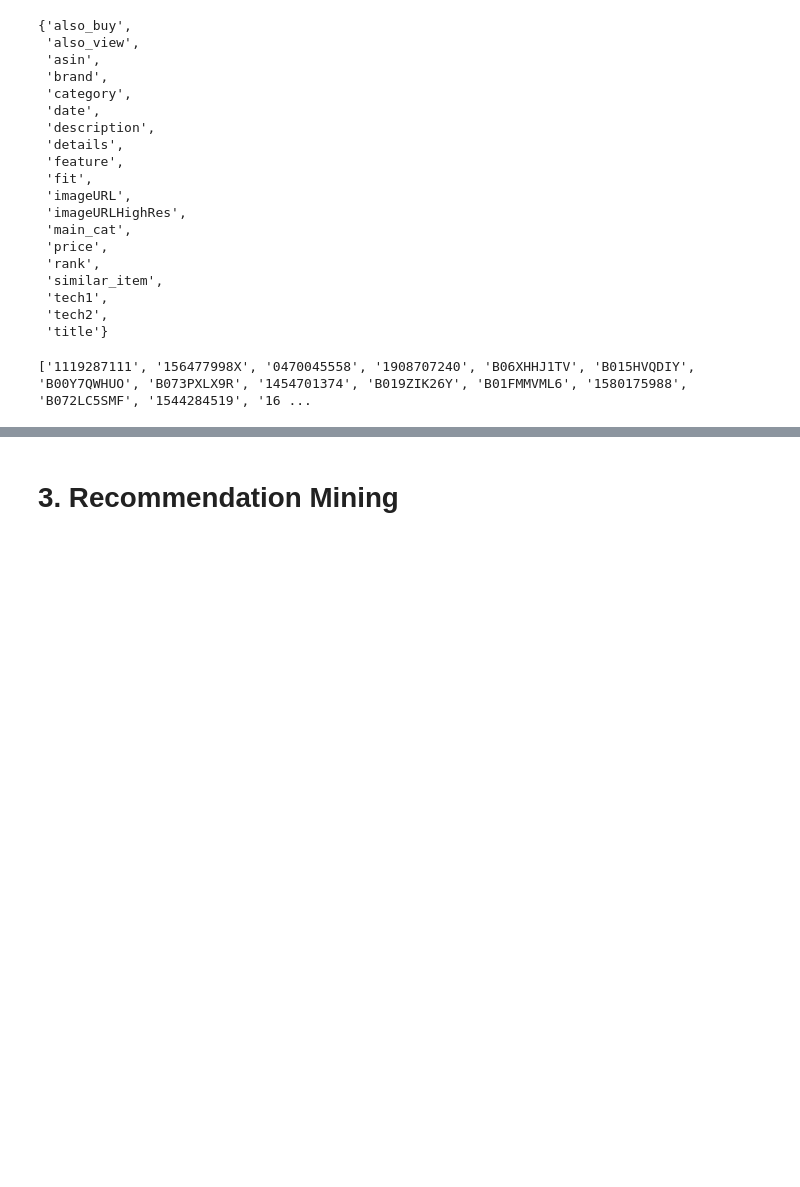
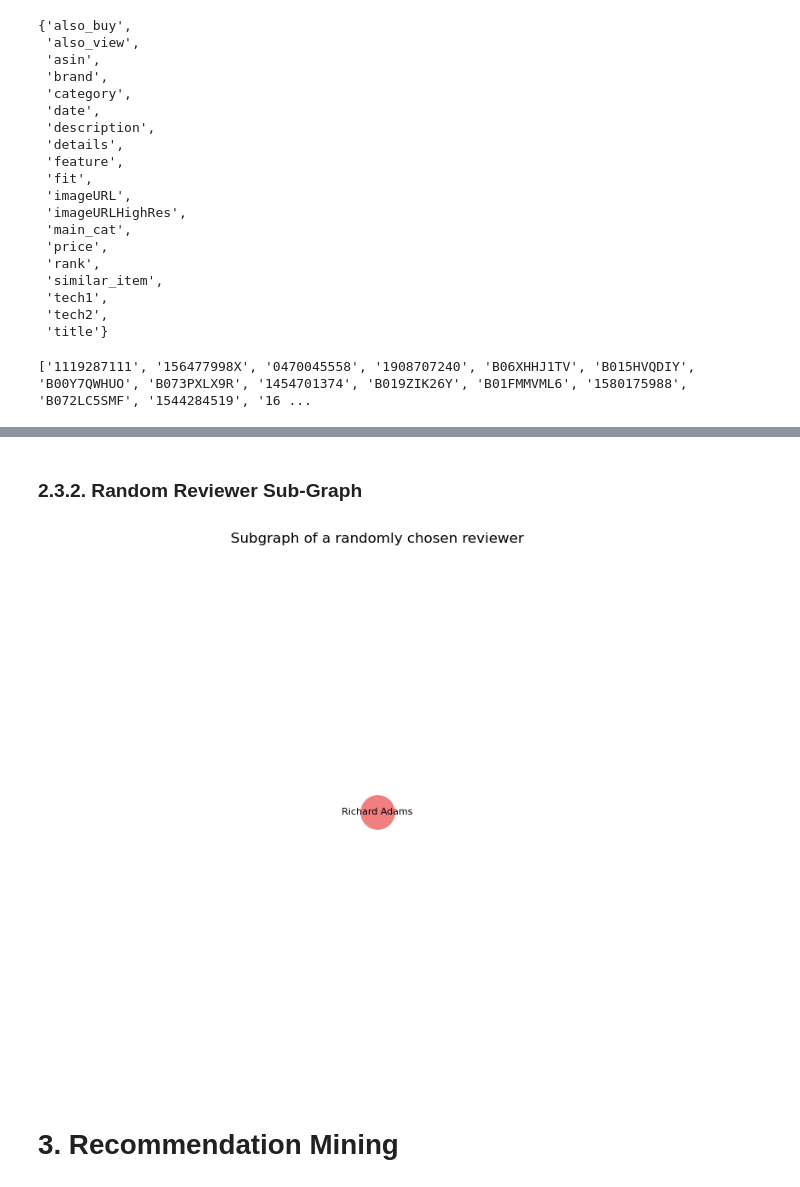
Before and after one commit to benedict-brunker/SINA-AT3_Group-33, a Jupyter notebook: notebooks/recommendations.ipynb, the cells around one changed output, grey strips where cells are left out. Cells and saved outputs as stored; diff of their text form; code cells hidden in the pictures; blank space fills up the shorter version.

```diff
--- a/notebooks/recommendations.ipynb
+++ b/notebooks/recommendations.ipynb
@@ -160,0 +224,7 @@ from collections import Counter
+# %%
+for review in parse(data_path):
+    if 'asin' in review:
+        if not review.get('asin').isnumeric():
+            print("Product IDs can contain letters:")
+            print(review.get('asin'))
+            break
@@ -603,8 +876,3 @@ meta_keys
 show_field('also_view')
 # %% [output]
 ['1119287111', '156477998X', '0470045558', '1908707240', 'B06XHHJ1TV', 'B015HVQDIY', 'B00Y7QWHUO', 'B073PXLX9R', '1454701374', 'B019ZIK26Y', 'B01FMMVML6', '1580175988', 'B072LC5SMF', '1544284519', '16 ...
-# %%
-for node, data in G.nodes(data=True):
-    if data['bipartite'] == 'product' and 'image' in data:
-        print(data['image'])
-        break
@@ -697,3 +1012,54 @@ os.listdir(graphs_dir)
+# %% [markdown]
+### 2.3.2. Random Reviewer Sub-Graph
+# %%
+import matplotlib.pyplot as plt
+import random
+
+user_nodes = [
+    n for n, d in G.nodes(data=True) if d.get('type') == 'user'
+]
+rand_user = random.choice(user_nodes)
+review_edges = [
+    (u, v) for u, v, d in G.out_edges(rand_user, data=True) if d.get('type') == 'reviewed'
+]
+reviewed_products = [v for u, v in review_edges]
+
+subG = nx.DiGraph()
+subG.add_node(rand_user, **G.nodes[rand_user])
+for v in reviewed_products:
+    subG.add_node(v, **G.nodes[v])
+subG.add_edges_from(review_edges)
+
+node_colors = []
+for node in subG.nodes():
+    node_type = G.nodes[node].get('type')
+    if node == rand_user:
+        node_colors.append('lightcoral')
+    elif node_type == 'product':
+        node_colors.append('lightblue')
+    else:
+        node_colors.append('grey')
+
+labels = {}
+for node in subG.nodes():
+    data = G.nodes[node]
+    if node == rand_user:
+        labels[node] = data.get('reviewerName', str(node))
+    elif data.get('type') == 'product':
+        labels[node] = data.get('title', str(node))
+
+pos = nx.spring_layout(subG, seed=5)
+
+plt.figure(figsize=(10, 8))
+nx.draw_networkx_nodes(subG, pos, node_color=node_colors, node_size=800)
+nx.draw_networkx_edges(subG, pos, arrowstyle='->', arrowsize=15)
+nx.draw_networkx_labels(subG, pos, labels, font_size=8)
+
+plt.title(f"Subgraph of a randomly chosen reviewer")
+plt.axis('off')
+plt.show()
+# %% [output]
+[figure, added]
 # %% [markdown]
 # 3. Recommendation Mining
 # %% [markdown]
```
Also changed, not shown: parts of 95 cells of this notebook, 3 other files.
